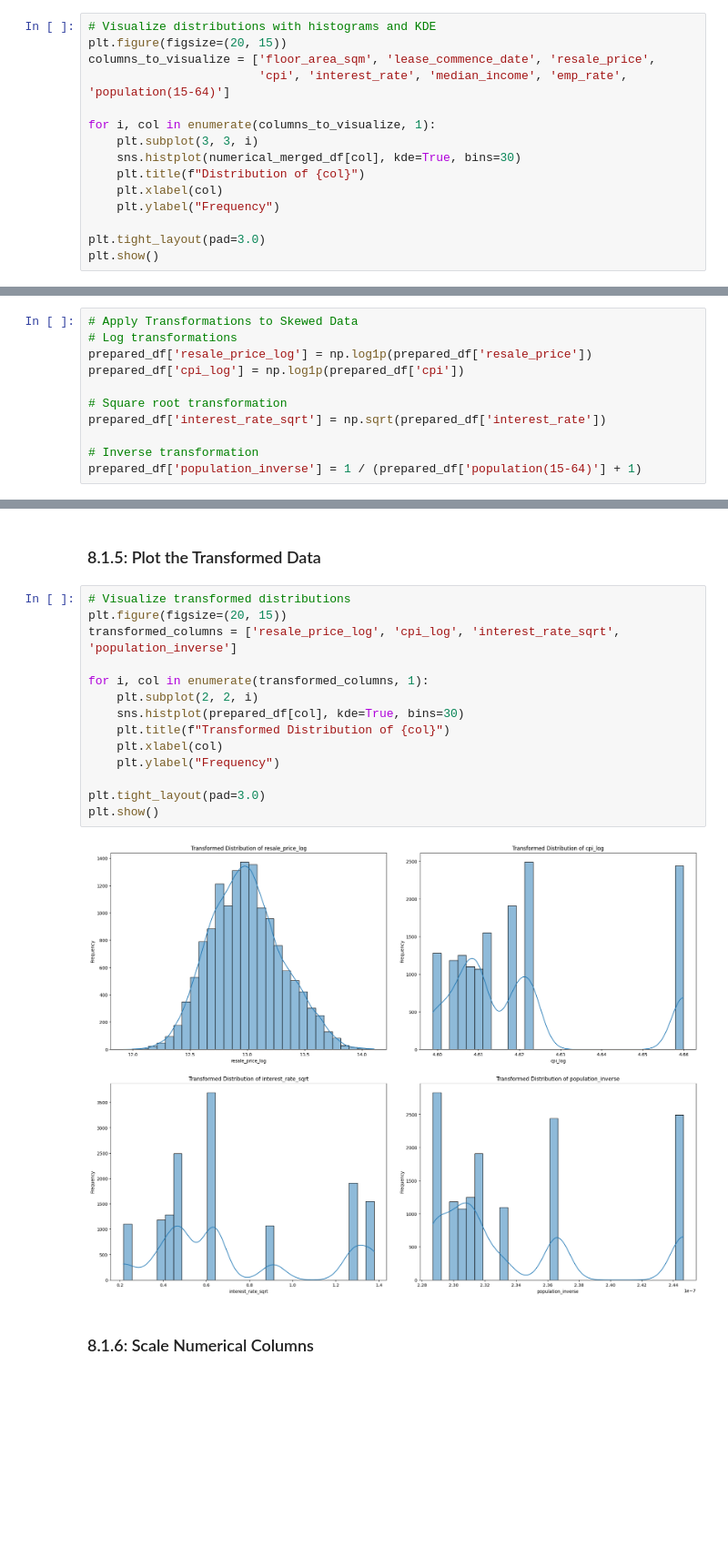
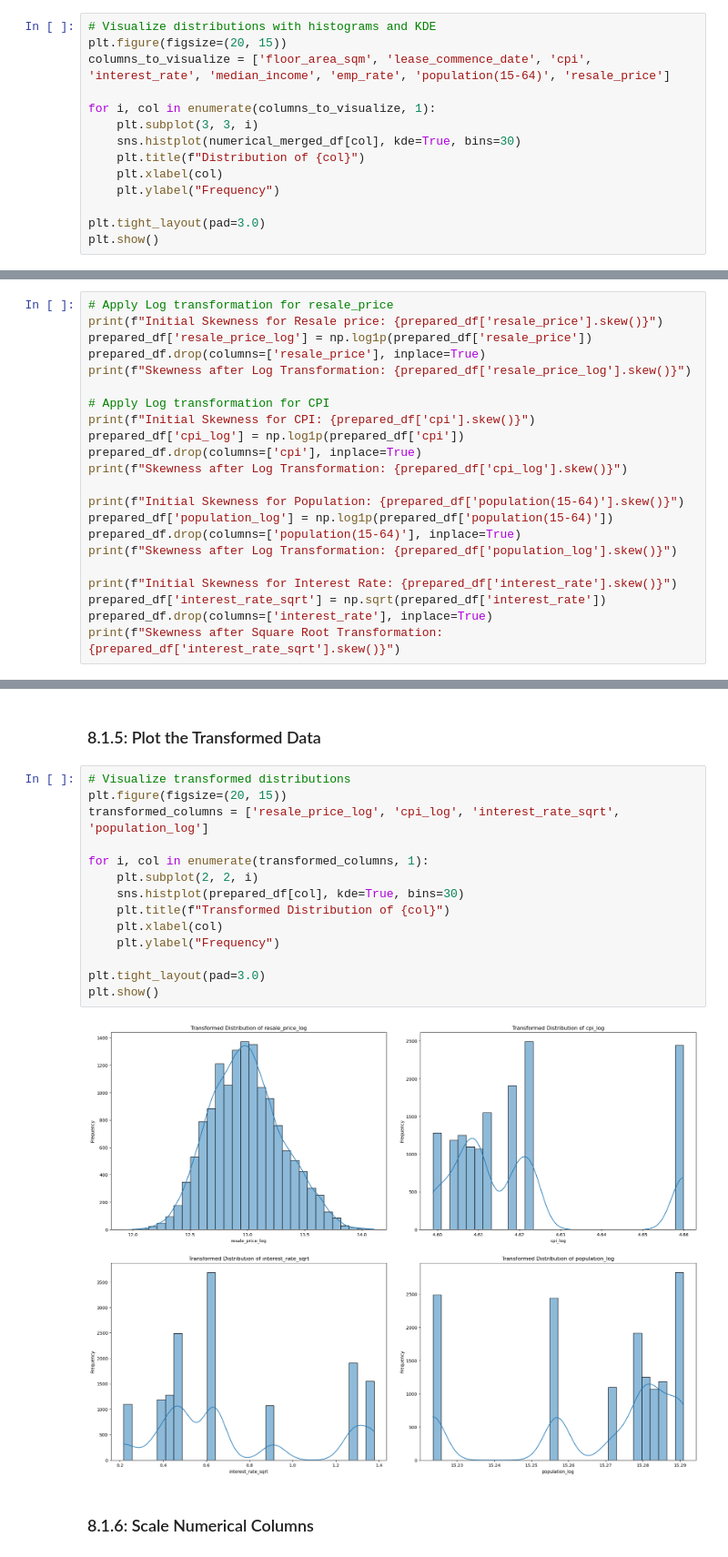
Before and after one commit to zayLatt25/data-science, a Jupyter notebook: datascience.ipynb, the cells around one changed output, grey strips where cells are left out. Shown at 91% size. Drawn from its saved outputs; the diff is of its cells as text; blank space fills up the shorter version.

```diff
--- a/datascience.ipynb
+++ b/datascience.ipynb
@@ -1012,8 +1077,7 @@ plt.show()
 # %%
 # Visualize distributions with histograms and KDE
 plt.figure(figsize=(20, 15))
-columns_to_visualize = ['floor_area_sqm', 'lease_commence_date', 'resale_price',
-                        'cpi', 'interest_rate', 'median_income', 'emp_rate', 'population(15-64)']
+columns_to_visualize = ['floor_area_sqm', 'lease_commence_date', 'cpi', 'interest_rate', 'median_income', 'emp_rate', 'population(15-64)', 'resale_price']
 
 for i, col in enumerate(columns_to_visualize, 1):
     plt.subplot(3, 3, i)
@@ -1233,14 +1260,25 @@ for column in label_encodable_columns:
     prepared_df[column] = le.fit_transform(prepared_df[column])
 # %% [markdown]
 ### 8.1.4: Transform Skewed Columns
-# %%
-# Apply Transformations to Skewed Data
-# Log transformations
-prepared_df['resale_price_log'] = np.log1p(prepared_df['resale_price'])
-prepared_df['cpi_log'] = np.log1p(prepared_df['cpi'])
-
-# Square root transformation
-prepared_df['interest_rate_sqrt'] = np.sqrt(prepared_df['interest_rate'])
-
-# Inverse transformation
-prepared_df['population_inverse'] = 1 / (prepared_df['population(15-64)'] + 1)
+# %%
+# Apply Log transformation for resale_price
+print(f"Initial Skewness for Resale price: {prepared_df['resale_price'].skew()}")
+prepared_df['resale_price_log'] = np.log1p(prepared_df['resale_price'])
+prepared_df.drop(columns=['resale_price'], inplace=True)
+print(f"Skewness after Log Transformation: {prepared_df['resale_price_log'].skew()}")
+
+# Apply Log transformation for CPI
+print(f"Initial Skewness for CPI: {prepared_df['cpi'].skew()}")
+prepared_df['cpi_log'] = np.log1p(prepared_df['cpi'])
+prepared_df.drop(columns=['cpi'], inplace=True)
+print(f"Skewness after Log Transformation: {prepared_df['cpi_log'].skew()}")
+
+print(f"Initial Skewness for Population: {prepared_df['population(15-64)'].skew()}")
+prepared_df['population_log'] = np.log1p(prepared_df['population(15-64)'])
+prepared_df.drop(columns=['population(15-64)'], inplace=True)
+print(f"Skewness after Log Transformation: {prepared_df['population_log'].skew()}")
+
+print(f"Initial Skewness for Interest Rate: {prepared_df['interest_rate'].skew()}")
+prepared_df['interest_rate_sqrt'] = np.sqrt(prepared_df['interest_rate'])
+prepared_df.drop(columns=['interest_rate'], inplace=True)
+print(f"Skewness after Square Root Transformation: {prepared_df['interest_rate_sqrt'].skew()}")
@@ -1249,19 +1298,19 @@ prepared_df['population_inverse'] = 1 / (prepared_df['population(15-64)'] + 1)
 # %%
 # Visualize transformed distributions
 plt.figure(figsize=(20, 15))
-transformed_columns = ['resale_price_log', 'cpi_log', 'interest_rate_sqrt', 'population_inverse']
+transformed_columns = ['resale_price_log', 'cpi_log', 'interest_rate_sqrt', 'population_log']
 
 for i, col in enumerate(transformed_columns, 1):
     plt.subplot(2, 2, i)
     sns.histplot(prepared_df[col], kde=True, bins=30)
     plt.title(f"Transformed Distribution of {col}")
     plt.xlabel(col)
     plt.ylabel("Frequency")
 
 plt.tight_layout(pad=3.0)
 plt.show()
 # %% [output]
-[figure, old version]
+[figure, new version]
 # %% [markdown]
 ### 8.1.6: Scale Numerical Columns
 # %%
```
Also changed, not shown: parts of 51 cells of this notebook.
